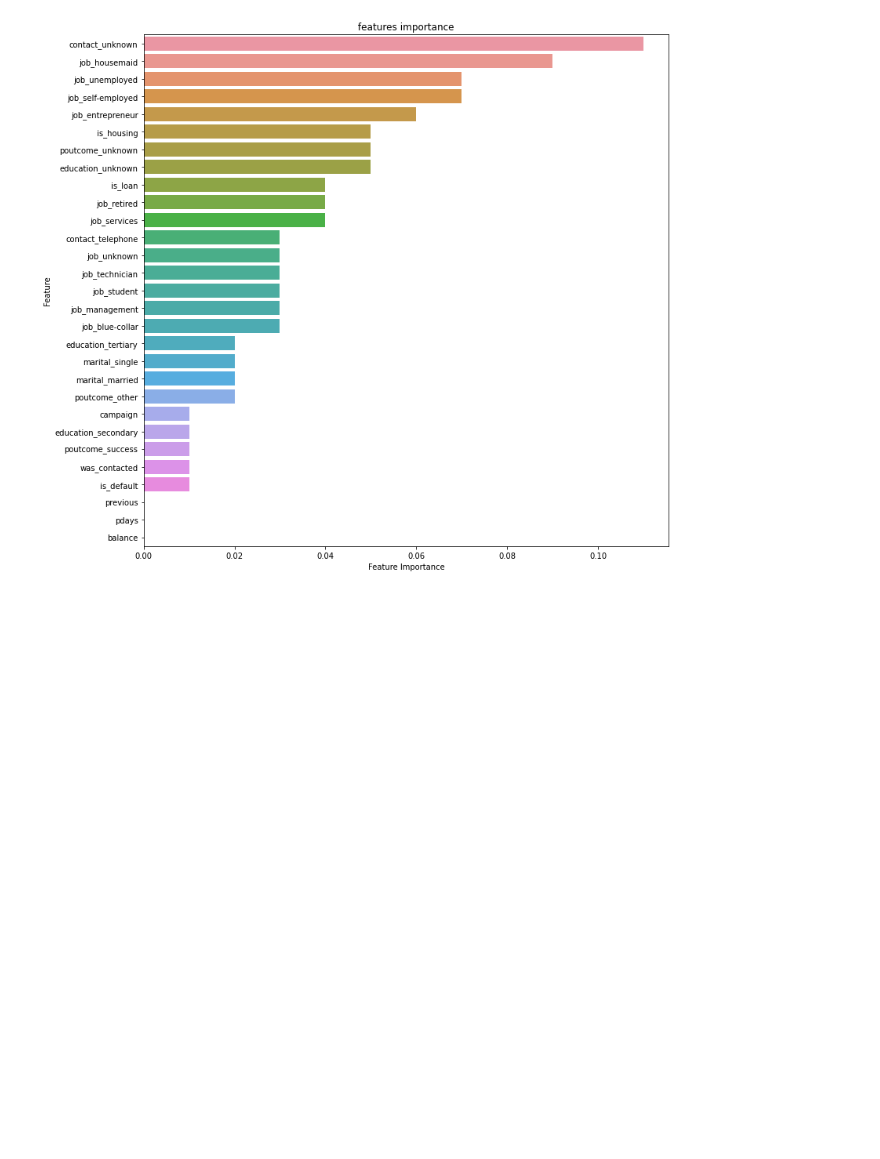
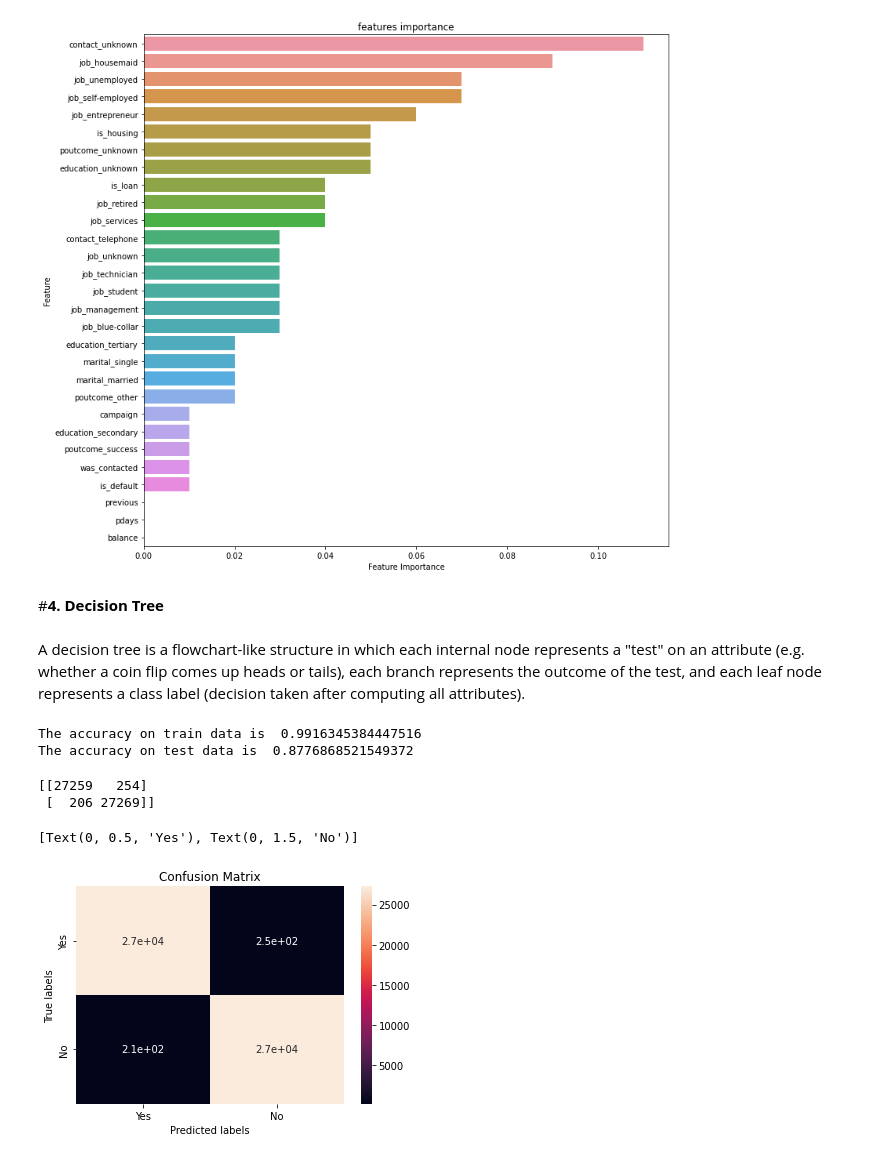
Before and after one commit to dongrepranali/Bank-Marketing-Effectiveness-Prediction, a Jupyter notebook: Bank_Marketing_Effectiveness_Prediction_Capstone_Project.ipynb, the cells around one changed output. Drawn from its saved outputs; the diff is of its cells as text; code cells hidden in the pictures; blank space fills up the shorter version.

```diff
--- a/Bank_Marketing_Effectiveness_Prediction_Capstone_Project.ipynb
+++ b/Bank_Marketing_Effectiveness_Prediction_Capstone_Project.ipynb
@@ -1583,3 +1583,45 @@ sns.barplot(x='Feature Importance',y="Feature", data=fim_gb_df)
 # %% [output]
 <matplotlib.axes._subplots.AxesSubplot at 0x...>
 [figure]
+# %% [markdown]
+#**4. Decision Tree**
+# %% [markdown]
+A decision tree is a flowchart-like structure in which each internal node represents a "test" on an attribute (e.g. whether a coin flip comes up heads or tails), each branch represents the outcome of the test, and each leaf node represents a class label (decision taken after computing all attributes).
+# %%
+dec_tree_model = DecisionTreeClassifier()
+dec_tree_model.fit(X_train, y_train)
+# %%
+# Get the predicted classes
+train_class_preds = dec_tree_model.predict(X_train)
+test_class_preds = dec_tree_model.predict(X_test)
+# %%
+# Get the accuracy scores
+train_accuracy = accuracy_score(train_class_preds,y_train)
+test_accuracy = accuracy_score(test_class_preds,y_test)
+
+print("The accuracy on train data is ", train_accuracy)
+print("The accuracy on test data is ", test_accuracy)
+# %% [output]
+The accuracy on train data is  0.9916345384447516
+The accuracy on test data is  0.8776868521549372
+# %%
+# Confusion matrix for train
+
+labels = ['Yes', 'No']
+cm = confusion_matrix(y_train, train_class_preds)
+print(cm)
+
+ax= plt.subplot()
+sns.heatmap(cm, annot=True, ax = ax)
+
+# labels, title and ticks
+ax.set_xlabel('Predicted labels')
+ax.set_ylabel('True labels')
+ax.set_title('Confusion Matrix')
+ax.xaxis.set_ticklabels(labels)
+ax.yaxis.set_ticklabels(labels)
+# %% [output]
+[[27259   254]
+ [  206 27269]]
+[Text(0, 0.5, 'Yes'), Text(0, 1.5, 'No')]
+[figure, added]
```
Also changed, not shown: parts of 91 cells of this notebook.
